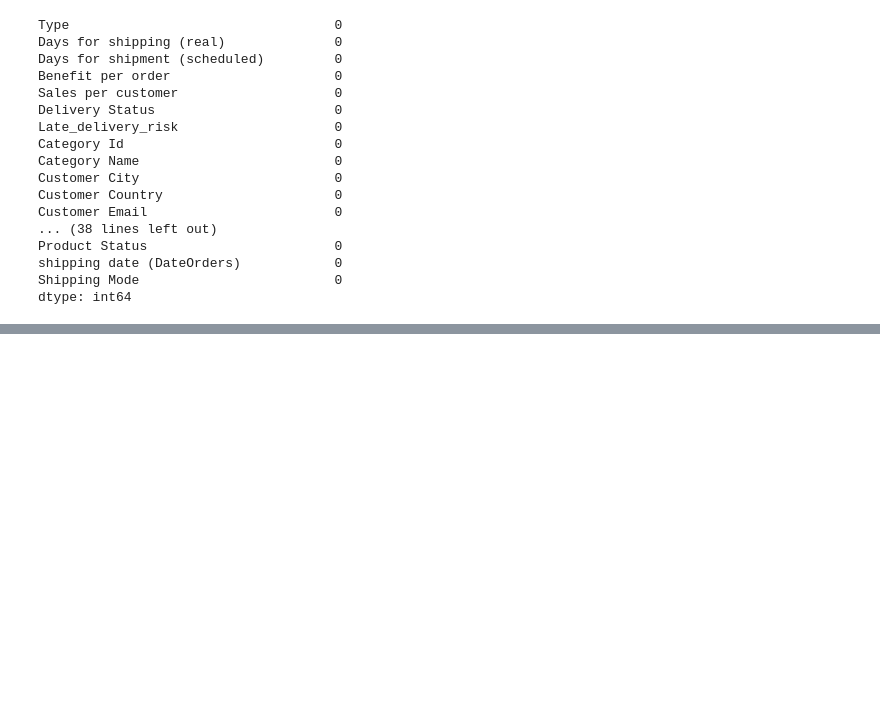
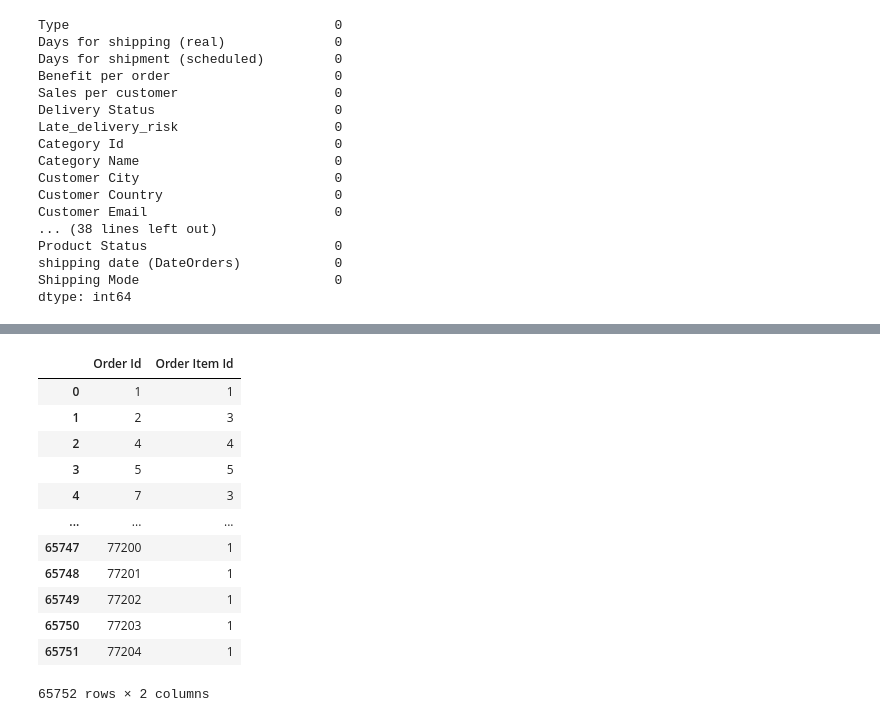
Before and after one commit to RithikDatascientist/works, a Jupyter notebook: learnings/logisitic_supply_chain/EDA_supply_chain.ipynb, the cells around one changed output, grey strips where cells are left out. Saved outputs shown, nothing was run; the diff lists cells and outputs as text; code cells hidden in the pictures; blank space fills up the shorter version.

```diff
--- a/learnings/logisitic_supply_chain/EDA_supply_chain.ipynb
+++ b/learnings/logisitic_supply_chain/EDA_supply_chain.ipynb
@@ -88,0 +142,3 @@ df.describe(include='all').T
+# %%
+df = df.drop(columns=["Product Status"])
+df.head()
@@ -88,0 +152,16 @@ df.describe(include='all').T
+# %%
+df.groupby("Order Id")["Order Item Id"].count().reset_index()
+# %% [output]
+|  | Order Id | Order Item Id |
+| 0 | 1 | 1 |
+| 1 | 2 | 3 |
+| 2 | 4 | 4 |
+| 3 | 5 | 5 |
+| 4 | 7 | 3 |
+| ... | ... | ... |
+| 65747 | 77200 | 1 |
+| 65748 | 77201 | 1 |
+| 65749 | 77202 | 1 |
+| 65750 | 77203 | 1 |
+| 65751 | 77204 | 1 |
+65752 rows × 2 columns
```
Also changed, not shown: parts of 6 cells of this notebook.
